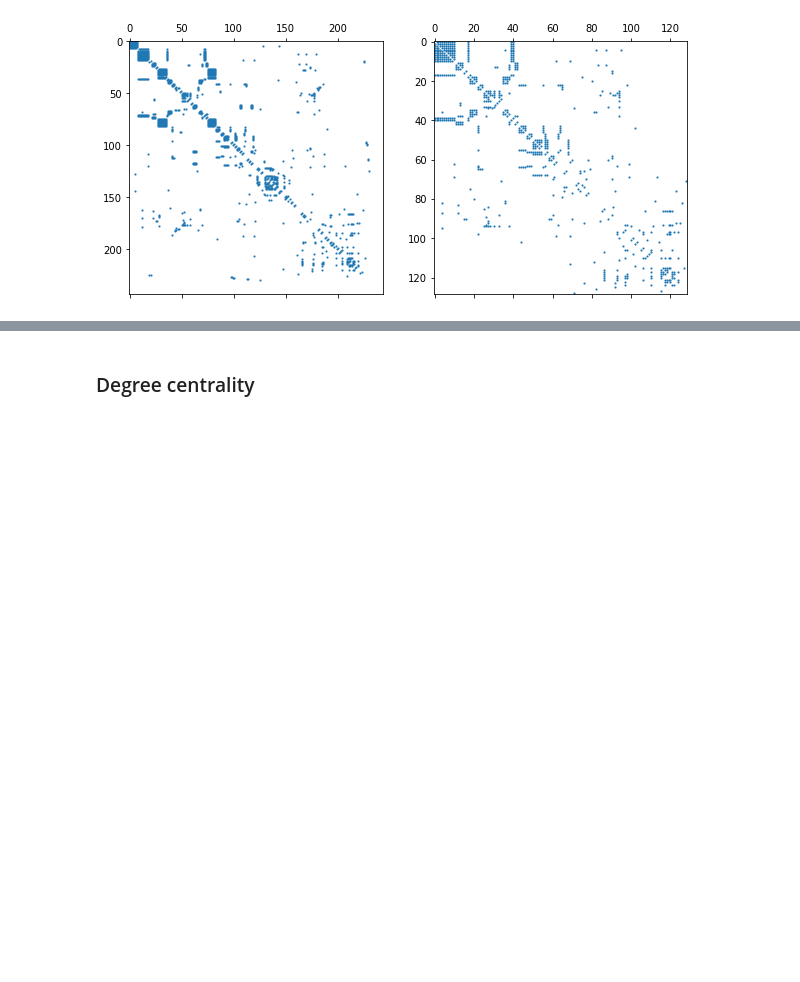
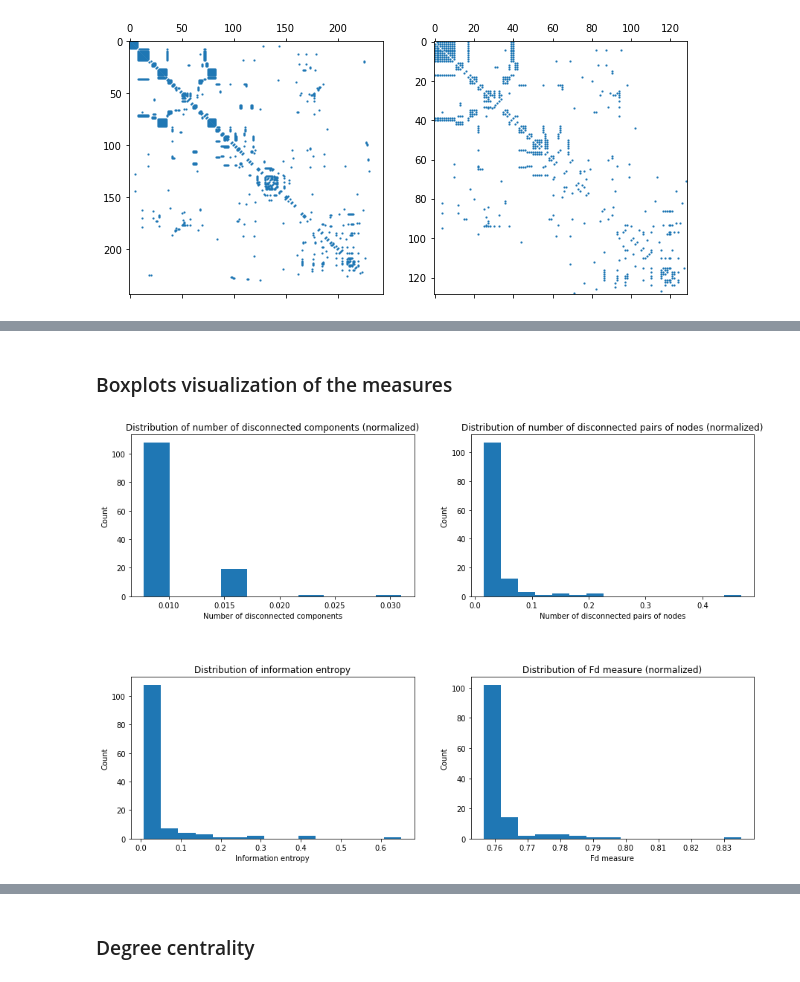
Before and after one commit to Kakavand/EPFL-antiterrorAssignment, a Jupyter notebook: project/give_names_tonodes.ipynb, the cells around one changed output, grey strips where cells are left out. Saved outputs shown, nothing was run; the diff lists cells and outputs as text; code cells hidden in the pictures; blank space fills up the shorter version.

```diff
--- a/project/give_names_tonodes.ipynb
+++ b/project/give_names_tonodes.ipynb
@@ -127,0 +271,32 @@ Each node shall be described by its:
+# %% [markdown]
+### Boxplots visualization of the measures
+# %%
+fig = plt.figure(figsize=(15,10))
+ax1 = fig.add_subplot(221)
+ax1.hist(num_dis, bins=10)
+ax1.set_xlabel("Number of disconnected components")
+ax1.set_ylabel("Count")
+ax1.set_title("Distribution of number of disconnected components (normalized)")
+
+ax2 = fig.add_subplot(222)
+ax2.hist(F, bins=15)
+ax2.set_xlabel("Number of disconnected pairs of nodes")
+ax2.set_ylabel("Count")
+ax2.set_title("Distribution of number of disconnected pairs of nodes (normalized)")
+
+plt.subplots_adjust(hspace=0.5)
+
+ax3 = fig.add_subplot(223)
+ax3.hist(entropy, bins=15)
+ax3.set_xlabel("Information entropy")
+ax3.set_ylabel("Count")
+ax3.set_title("Distribution of information entropy")
+
+ax4 = fig.add_subplot(224)
+ax4.hist(Fd, bins=15)
+ax4.set_xlabel("Fd measure")
+ax4.set_ylabel("Count")
+ax4.set_title("Distribution of Fd measure (normalized)")
+plt.show()
+# %% [output]
+[figure, added]
```
Also changed, not shown: parts of 14 cells of this notebook, 1 other file.
